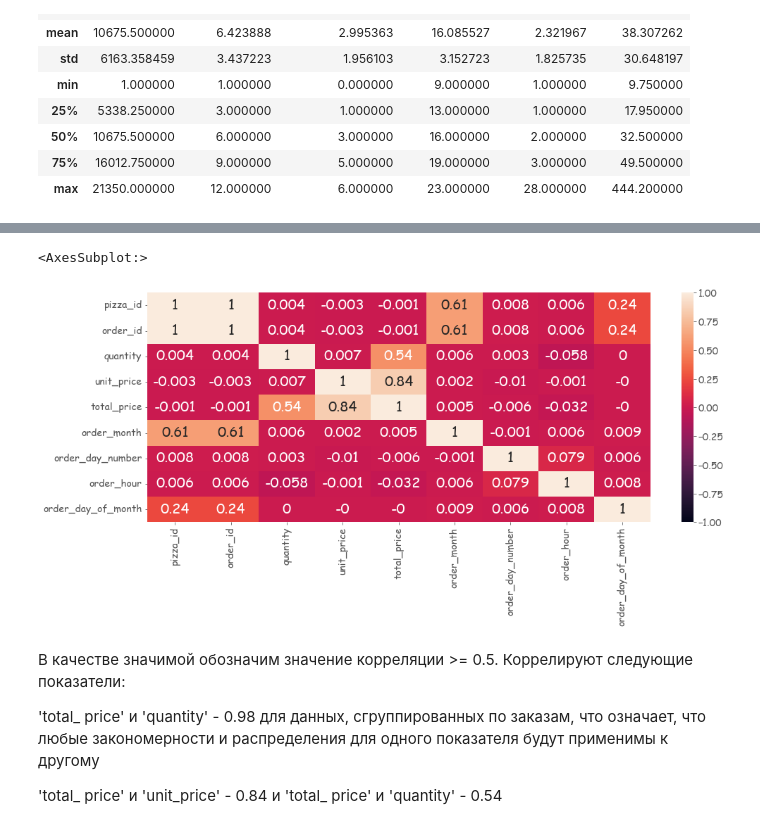
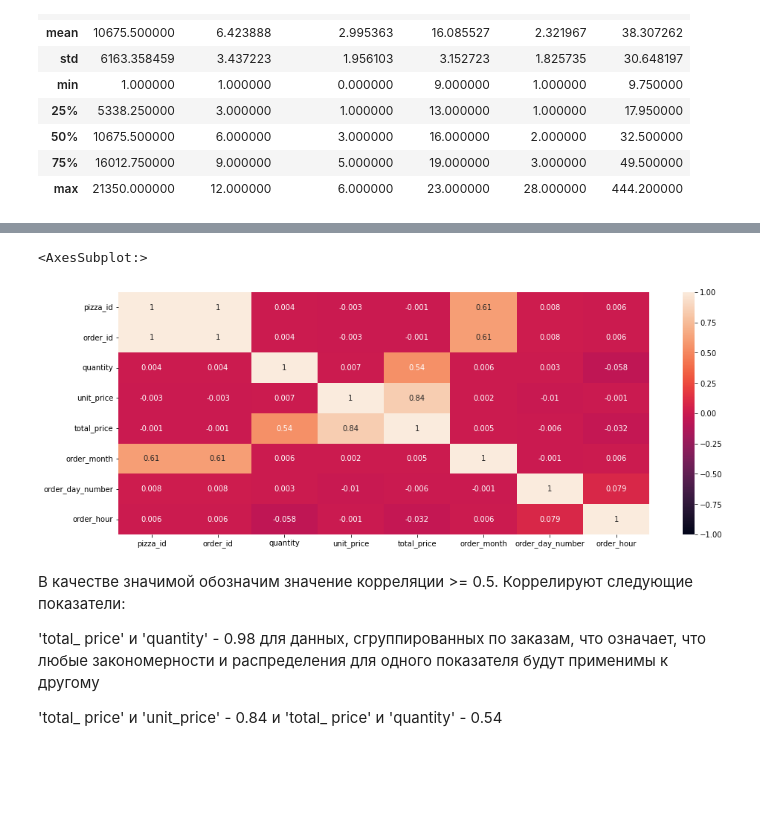
Before and after one commit to pettekaterina/Pizza_sailes, a Jupyter notebook: pizza_sales_analysis_russian.ipynb, the cells around one changed output, grey strips where cells are left out. Saved outputs shown, nothing was run; the diff lists cells and outputs as text; code cells hidden in the pictures; blank space fills up the shorter version.

```diff
--- a/pizza_sales_analysis_russian.ipynb
+++ b/pizza_sales_analysis_russian.ipynb
@@ -72,7 +72,7 @@ memory usage: 4.5+ MB
 * Приведем значения в колонке date_order к единому формату.
 # %%
 # приведение колонки order_date к единому формату
-pizza['order_date'] = pd.to_datetime(pizza['order_date'], infer_datetime_format=True).dt.strftime('%Y/%m/%d')
+pizza['order_date'] = pd.to_datetime(pizza['order_date'], infer_datetime_format=True, format='mixed').dt.strftime('%Y/%m/%d')
 # %%
 # извлечение номера месяца из даты
 pizza['order_month'] = pd.to_datetime(pizza.order_date).dt.month
@@ -140,10 +140,11 @@ sns.heatmap(orders.corr().round(3), vmax=1, vmin=-1, annot=True)
 # %%
 # посмотрим на корреляцию первоначального датафрейма
+pizza_corr = pizza[['pizza_id', 'order_id', 'quantity', 'unit_price', 'total_price', 'order_month', 'order_day_number', 'order_hour']]
 plt.figure(figsize=(16, 6))
-sns.heatmap(pizza.corr().round(3), vmax=1, vmin=-1, annot=True)
+sns.heatmap(pizza_corr.corr().round(3), vmax=1, vmin=-1, annot=True)
 # %% [output]
 <AxesSubplot:>
-[figure, old version]
+[figure, new version]
 # %% [markdown]
 В качестве значимой обозначим значение корреляции >= 0.5. Коррелируют следующие показатели:
 <p>'total_ price' и 'quantity' - 0.98 для данных, сгруппированных по заказам, что означает, что любые закономерности и распределения для одного показателя будут применимы к другому</p>
```
Also changed, not shown: parts of 10 cells of this notebook.
